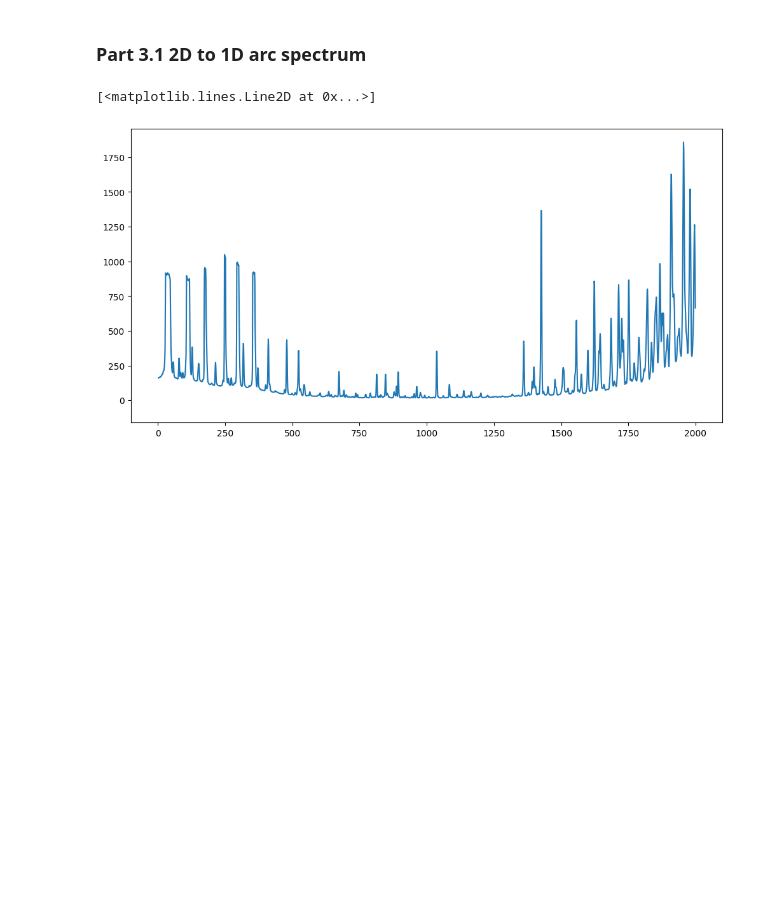
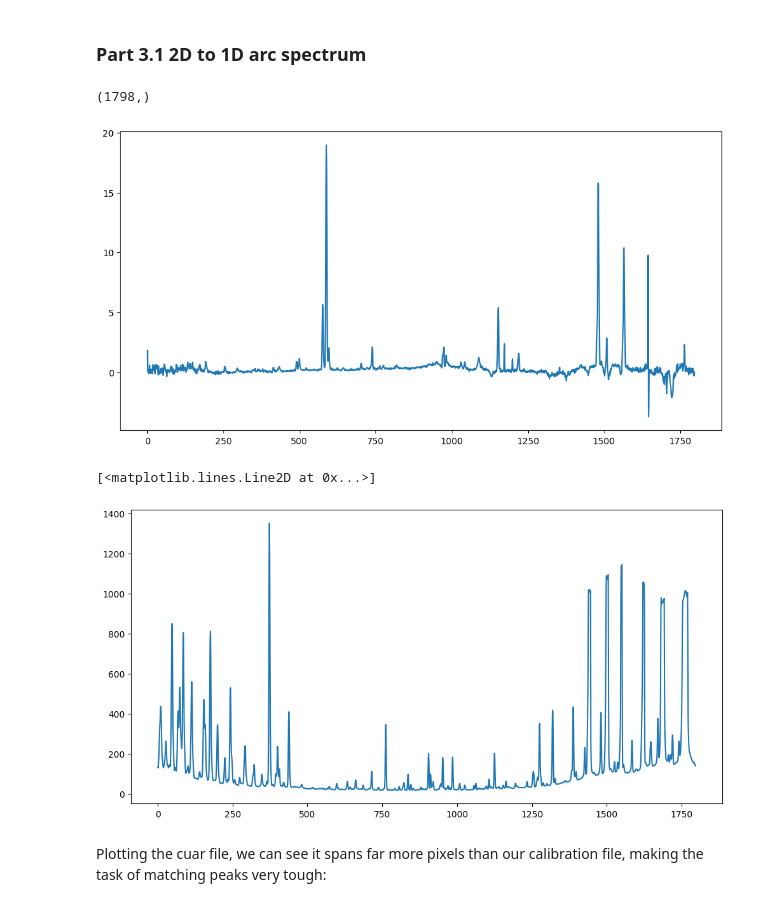
Before and after one commit to mikejafs/phys_641, a Jupyter notebook: projects/p1/Project_1.ipynb, the cells around one changed output. Drawn from its saved outputs; the diff is of its cells as text; code cells hidden in the pictures; blank space fills up the shorter version.

```diff
--- a/projects/p1/Project_1.ipynb
+++ b/projects/p1/Project_1.ipynb
@@ -406,7 +453,7 @@ plot_fits(
 [figure]
 # %%
 #adjusting for (dividing by) the flat data:
-eps = 1e-5
+plt.rcParams['figure.figsize'] = (10, 2)
 source_darkflat_adj = (source_dark_adj)/(median_flat_data)
 cal_darkflat_adj = (cal_dark_adj)/(median_flat_data)
 # norm = SymLogNorm(linthresh=0.03)
@@ -414,7 +461,7 @@ norm = 'log'
 # norm = None
 
 plot_fits(
-    source_darkflat_adj[:, 100:1800], vmin=None, vmax=None, title='source / median flat', norm=norm
+    source_darkflat_adj, vmin=None, vmax=None, title='source / median flat', norm=norm
           )
 plot_fits(
     cal_darkflat_adj, vmin=None, vmax=None, title='calibration / median flat', norm=norm
@@ -427,14 +474,22 @@ plot_fits(
 # %% [markdown]
 ### Part 3.1 2D to 1D arc spectrum
 # %%
-# cleaned_source_spectrum = np.sum(source_darkflat_adj[200:220, 100:1800], axis = 0)
+cleaned_source_spectrum = np.sum(source_darkflat_adj[180:200, 2:1800], axis = 0)
 plt.rcParams['figure.figsize'] = (12, 6)
-cleaned_cal_spectrum = np.sum(cal_darkflat_adj[200:220, 0:2000], axis=0)
+cleaned_cal_spectrum = np.sum(cal_darkflat_adj[180:200, 2:1800], axis=0)
 
-# print(cleaned_cal_spectrum.shape)
-# plt.plot(cleaned_source_spectrum)
-# plt.show()
+#apparently the calibration spectrum is backward compared to the cuar file, so we need to reverse it
+#NOTE: I need to try to find better evidence of the above
+cleaned_cal_spectrum = cleaned_cal_spectrum[::-1]
+
+print(cleaned_cal_spectrum.shape)
+plt.plot(cleaned_source_spectrum)
+plt.show()
 plt.plot(cleaned_cal_spectrum)
 # %% [output]
-[<matplotlib.lines.Line2D at 0x...>]
+(1798,)
-[figure, old version]
+[figure, new version]
+[<matplotlib.lines.Line2D at 0x...>]
+[figure, added]
+# %% [markdown]
+Plotting the cuar file, we can see it spans far more pixels than our calibration file, making the task of matching peaks very tough:
```
Also changed, not shown: parts of 44 cells of this notebook, 16 other files.
